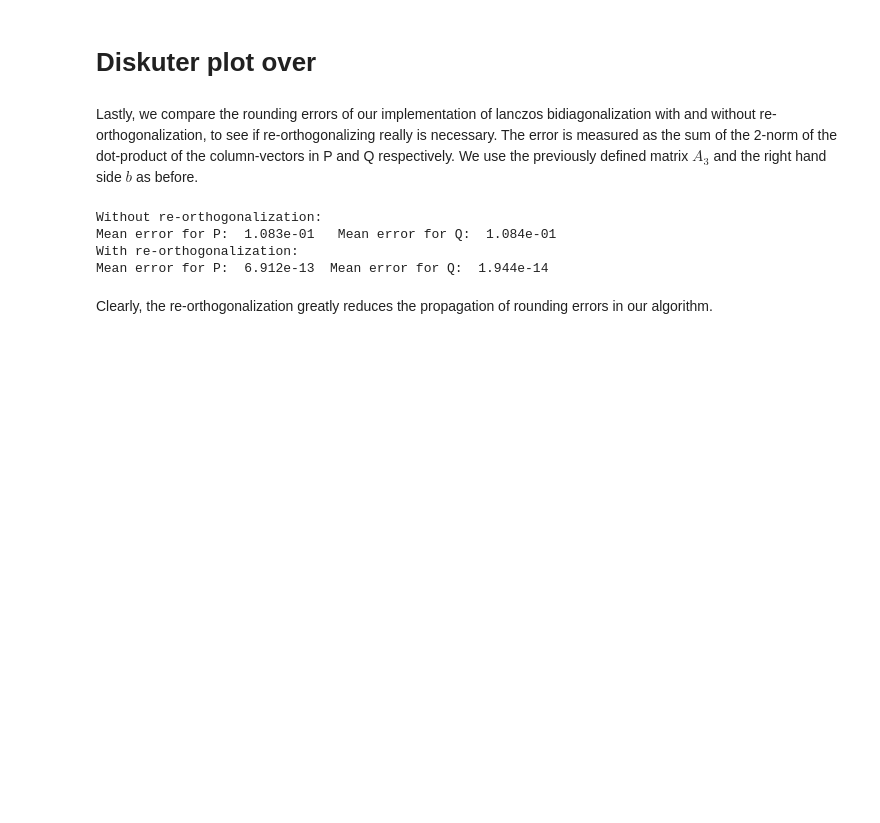
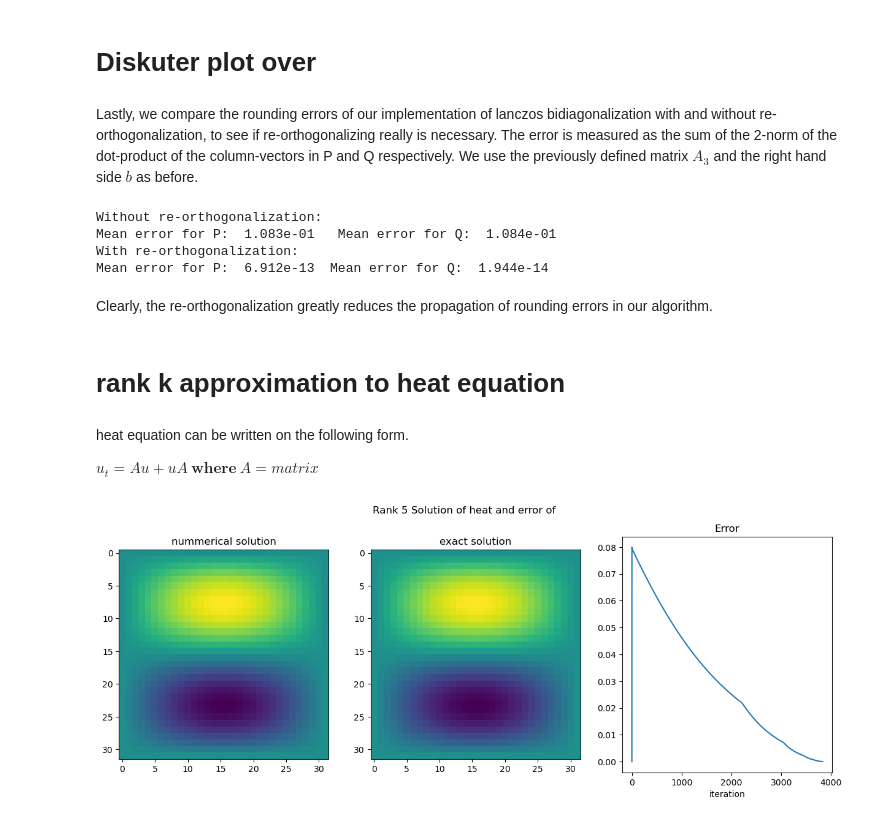
Before and after one commit to albertbayazidi/Dynamic-Low-Rank-Approximations-and-Bidiagonalization, a Jupyter notebook: main.ipynb, the cells around one changed output. Saved outputs shown, nothing was run; the diff lists cells and outputs as text; code cells hidden in the pictures; blank space fills up the shorter version.

```diff
--- a/main.ipynb
+++ b/main.ipynb
@@ -42,3 +43,22 @@ With re-orthogonalization:
 Mean error for P:  6.912e-13  Mean error for Q:  1.944e-14
 # %% [markdown]
 Clearly, the re-orthogonalization greatly reduces the propagation of rounding errors in our algorithm.
+# %% [markdown]
+# rank k approximation to heat equation
+# %% [markdown]
+heat equation can be written on the following form.
+
+
+$
+u_t = Au + uA \  \textbf{where} \ A = matrix
+$
+# %%
+tol = 1.e-5
+tf = 0.2
+h0 = 0.1 # initial step size in vssi
+k = 5 # k-rank approx
+
+Yt,_,_,u_ex_t,error = solve_heat_eq(k,h0,tf,tol)
+plot_heat_sol_and_error(k,Yt,u_ex_t,error)
+# %% [output]
+[figure, added]
```
Also changed, not shown: parts of 15 cells of this notebook, 2 other files.
